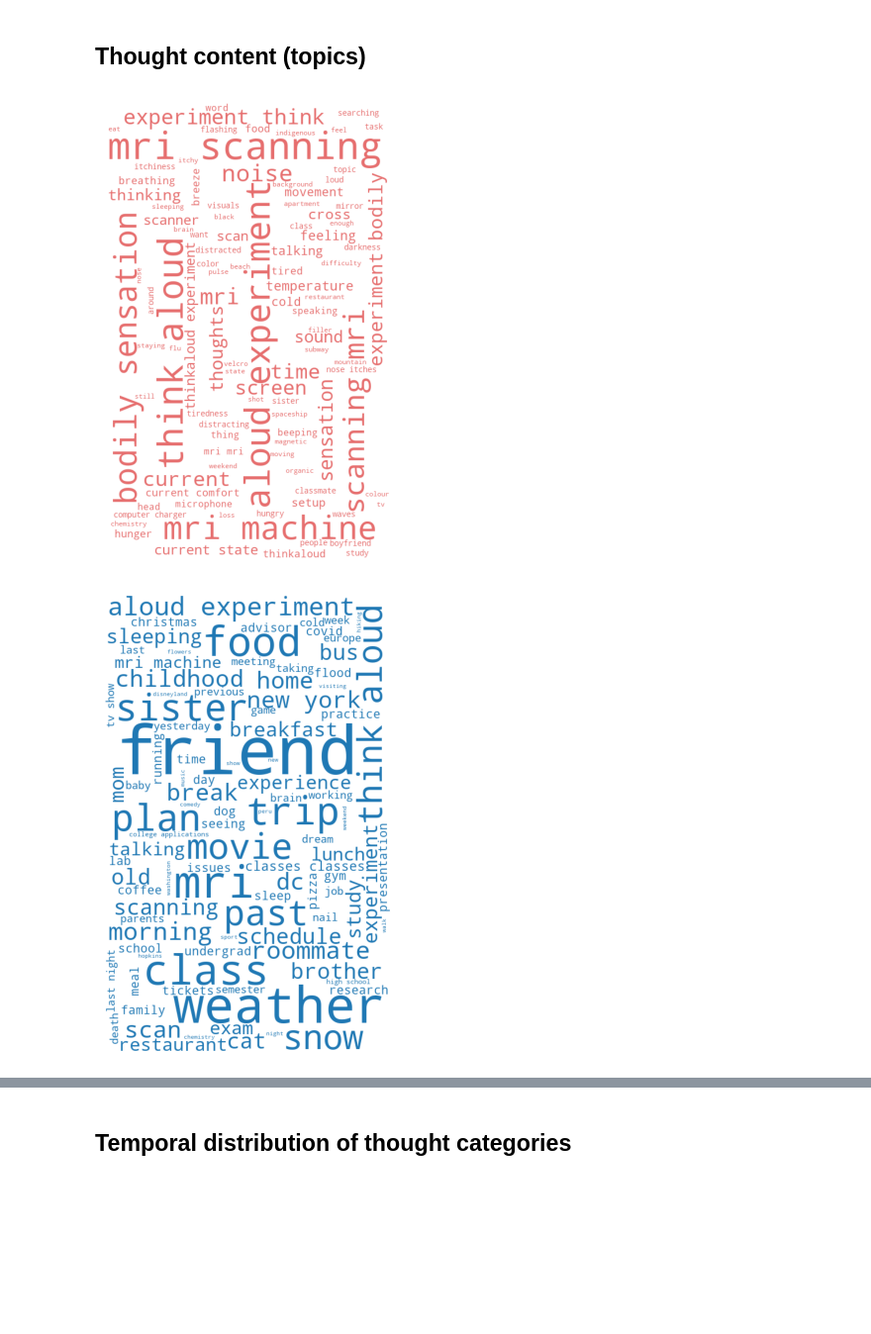
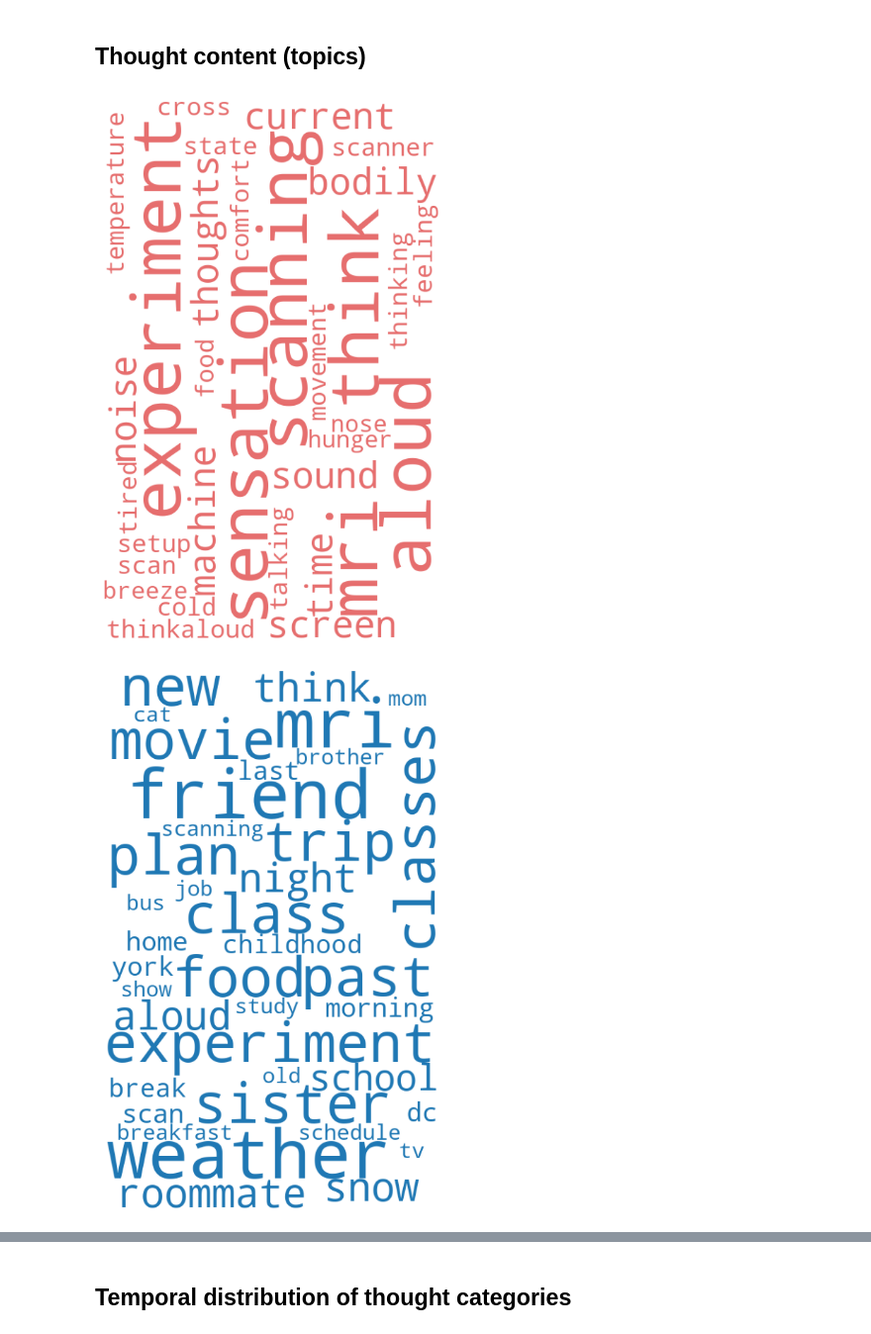
Before and after one commit to Lee-Memory-Cognition-Lab/thinkaloud_paper, a Jupyter notebook: thinkaloud_behavior_analysis.ipynb, the cells around one changed output, grey strips where cells are left out. Shown at 99% size. Cells and saved outputs as stored; diff of their text form; code cells hidden in the pictures; blank space fills up the shorter version.

```diff
--- a/thinkaloud_behavior_analysis.ipynb
+++ b/thinkaloud_behavior_analysis.ipynb
@@ -76,21 +76,22 @@ for i, df in enumerate(thoughtdata):
 thoughtdata_concat = pd.concat(thoughtdata)
 # %%
 # current sensation
-f, axes = plt.subplots(figsize=(6, 6));
-wordcloud = WordCloud(background_color='white', width=500, height=800, max_words=100, min_font_size=10, color_func=lambda *args, **kwargs: (230,110,110)).generate(' '.join(thoughtdata_concat[thoughtdata_concat['category']==1]['topic']))
+f, axes = plt.subplots(figsize=(10, 10));
+wordcloud = WordCloud(relative_scaling=0,normalize_plurals=True,collocations=False,random_state=2,background_color='white', width=500, height=800, max_words=50, max_font_size=100, min_font_size=30,
+                      color_func=lambda *args, **kwargs: (230,110,110)).generate(', '.join(thoughtdata_concat[thoughtdata_concat['category']==1]['topic']))
 plt.imshow(wordcloud)
 plt.axis("off")
 plt.show()
 # %% [output]
-[figure, old version]
+[figure, new version]
 # %%
 # episodic memory
-f, axes = plt.subplots(figsize=(6, 6));
-wordcloud = WordCloud(background_color='white',width=500, height=800, max_words=100, min_font_size=10, color_func=lambda *args, **kwargs: "#1f78b4").generate(' '.join(thoughtdata_concat[thoughtdata_concat['category']==2]['topic']))
+f, axes = plt.subplots(figsize=(10, 10));
+wordcloud = WordCloud(relative_scaling=0,normalize_plurals=True,collocations=False,random_state=7,background_color='white',width=500, height=800, max_words=50, max_font_size=100, min_font_size=30, color_func=lambda *args, **kwargs: "#1f78b4").generate(' '.join(thoughtdata_concat[thoughtdata_concat['category']==2]['topic']))
 plt.imshow(wordcloud)
 plt.axis("off")
 plt.show()
 # %% [output]
-[figure, old version]
+[figure, new version]
 # %%
 # semantic - self
```
Also changed, not shown: parts of 3 cells of this notebook.
